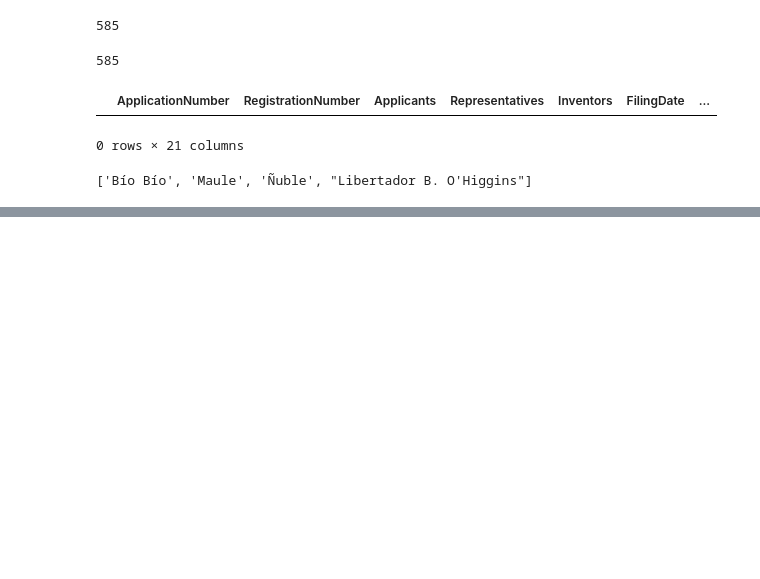
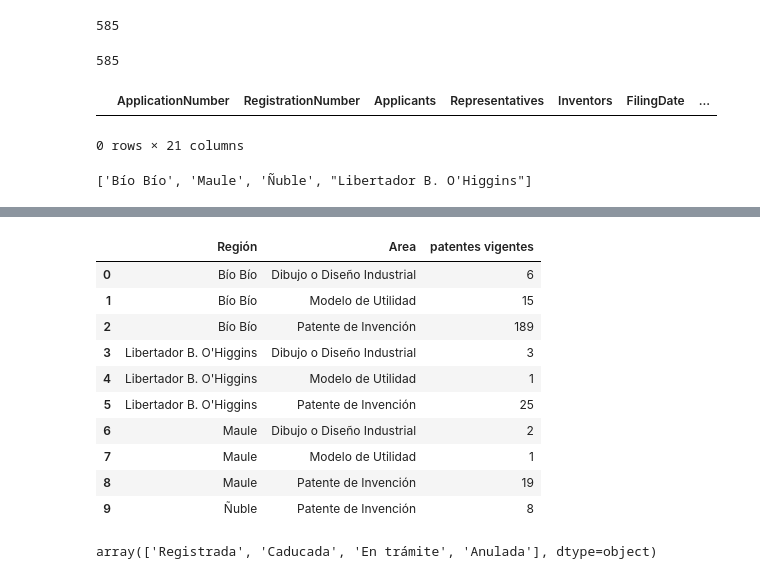
Before and after one commit to Ubb-Nodo-ctci/INAPI2, a Jupyter notebook: INAPI2.ipynb, the cells around one changed output, grey strips where cells are left out. Drawn from its saved outputs; the diff is of its cells as text; code cells hidden in the pictures; blank space fills up the shorter version.

```diff
--- a/INAPI2.ipynb
+++ b/INAPI2.ipynb
@@ -567,0 +568,26 @@ zone_list
+# %%
+aux = df_macrozone2[df_macrozone2['Status'].isin(["Registrada"])].copy()
+
+
+aux = aux.groupby(['ApplicantRegion','TypeName'])\
+      .agg({'ApplicationNumber': 'count'}).reset_index()
+
+aux = aux.rename(columns={'ApplicantRegion': 'Región', 'TypeName':'Area', 'ApplicationNumber':'patentes vigentes'})
+
+aux
+# %% [output]
+|  | Región | Area | patentes vigentes |
+| 0 | Bío Bío | Dibujo o Diseño Industrial | 6 |
+| 1 | Bío Bío | Modelo de Utilidad | 15 |
+| 2 | Bío Bío | Patente de Invención | 189 |
+| 3 | Libertador B. O'Higgins | Dibujo o Diseño Industrial | 3 |
+| 4 | Libertador B. O'Higgins | Modelo de Utilidad | 1 |
+| 5 | Libertador B. O'Higgins | Patente de Invención | 25 |
+| 6 | Maule | Dibujo o Diseño Industrial | 2 |
+| 7 | Maule | Modelo de Utilidad | 1 |
+| 8 | Maule | Patente de Invención | 19 |
+| 9 | Ñuble | Patente de Invención | 8 |
+# %%
+df_macrozone2['Status'].unique()
+# %% [output]
+array(['Registrada', 'Caducada', 'En trámite', 'Anulada'], dtype=object)
```
Also changed, not shown: parts of 2 cells of this notebook.
